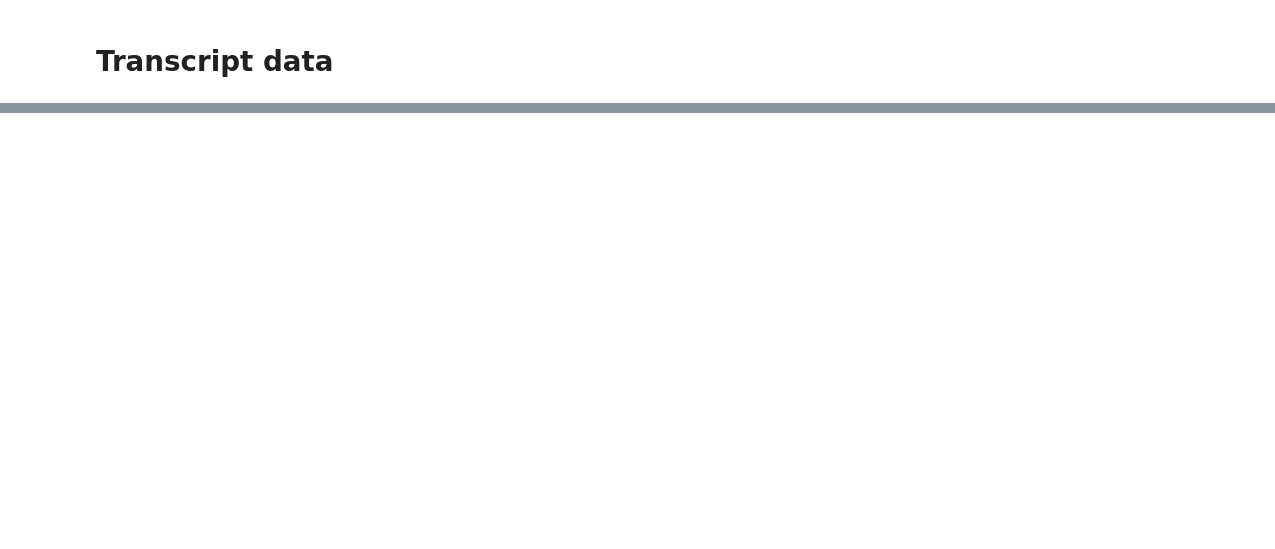
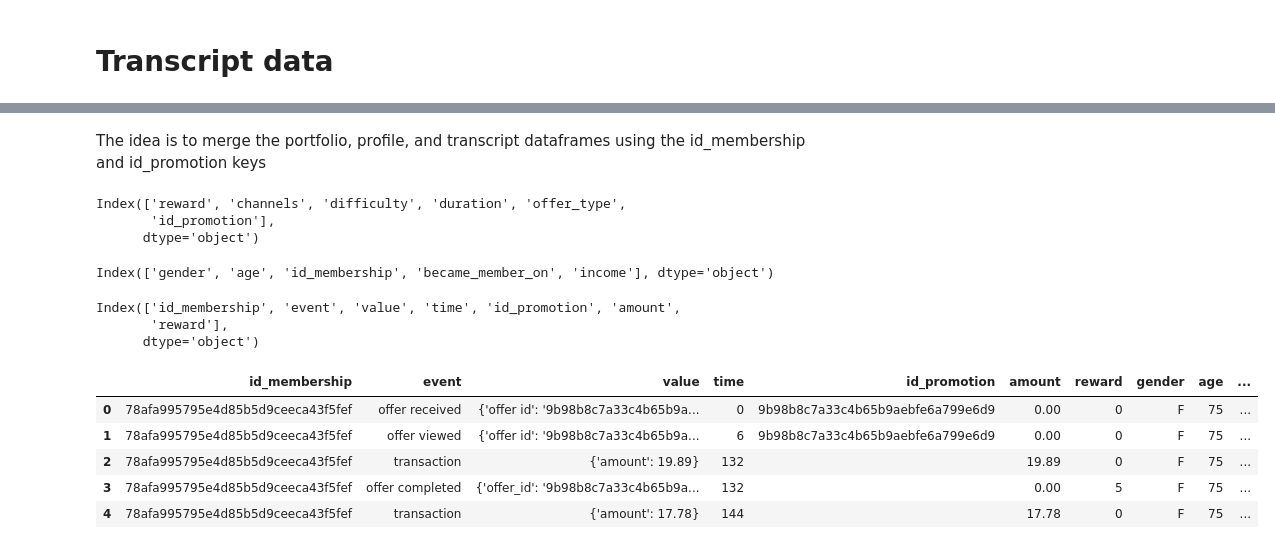
Before and after one commit to mbastard/TargetingCustomers_DAIB, a Jupyter notebook: eda/eda_mickael.ipynb, the cells around one changed output, grey strips where cells are left out. Drawn from its saved outputs; the diff is of its cells as text; code cells hidden in the pictures; blank space fills up the shorter version.

```diff
--- a/eda/eda_mickael.ipynb
+++ b/eda/eda_mickael.ipynb
@@ -129,0 +167,2 @@ transcript.head()
+# %%
+portfolio, profile, transcript = utm.readFiles()
@@ -161,0 +242,29 @@ transcript_report.to_file("reports/transcript.html")
+# %% [markdown]
+The idea is to merge the portfolio, profile, and transcript dataframes using the id_membership and id_promotion keys
+# %%
+portfolio.columns
+# %% [output]
+Index(['reward', 'channels', 'difficulty', 'duration', 'offer_type',
+       'id_promotion'],
+      dtype='object')
+# %%
+profile.columns
+# %% [output]
+Index(['gender', 'age', 'id_membership', 'became_member_on', 'income'], dtype='object')
+# %%
+transcript.columns
+# %% [output]
+Index(['id_membership', 'event', 'value', 'time', 'id_promotion', 'amount',
+       'reward'],
+      dtype='object')
+# %%
+trans_pro = pd.merge(transcript, profile, on="id_membership")
+# %%
+trans_pro.head()
+# %% [output]
+|  | id_membership | event | value | time | id_promotion | amount | reward | gender | age | ... |
+| 0 | 78afa995795e4d85b5d9ceeca43f5fef | offer received | {'offer id': '9b98b8c7a33c4b65b9a... | 0 | 9b98b8c7a33c4b65b9aebfe6a799e6d9 | 0.00 | 0 | F | 75 | ... |
+| 1 | 78afa995795e4d85b5d9ceeca43f5fef | offer viewed | {'offer id': '9b98b8c7a33c4b65b9a... | 6 | 9b98b8c7a33c4b65b9aebfe6a799e6d9 | 0.00 | 0 | F | 75 | ... |
+| 2 | 78afa995795e4d85b5d9ceeca43f5fef | transaction | {'amount': 19.89} | 132 |  | 19.89 | 0 | F | 75 | ... |
+| 3 | 78afa995795e4d85b5d9ceeca43f5fef | offer completed | {'offer_id': '9b98b8c7a33c4b65b9a... | 132 |  | 0.00 | 5 | F | 75 | ... |
+| 4 | 78afa995795e4d85b5d9ceeca43f5fef | transaction | {'amount': 17.78} | 144 |  | 17.78 | 0 | F | 75 | ... |
```
Also changed, not shown: parts of 35 cells of this notebook.
